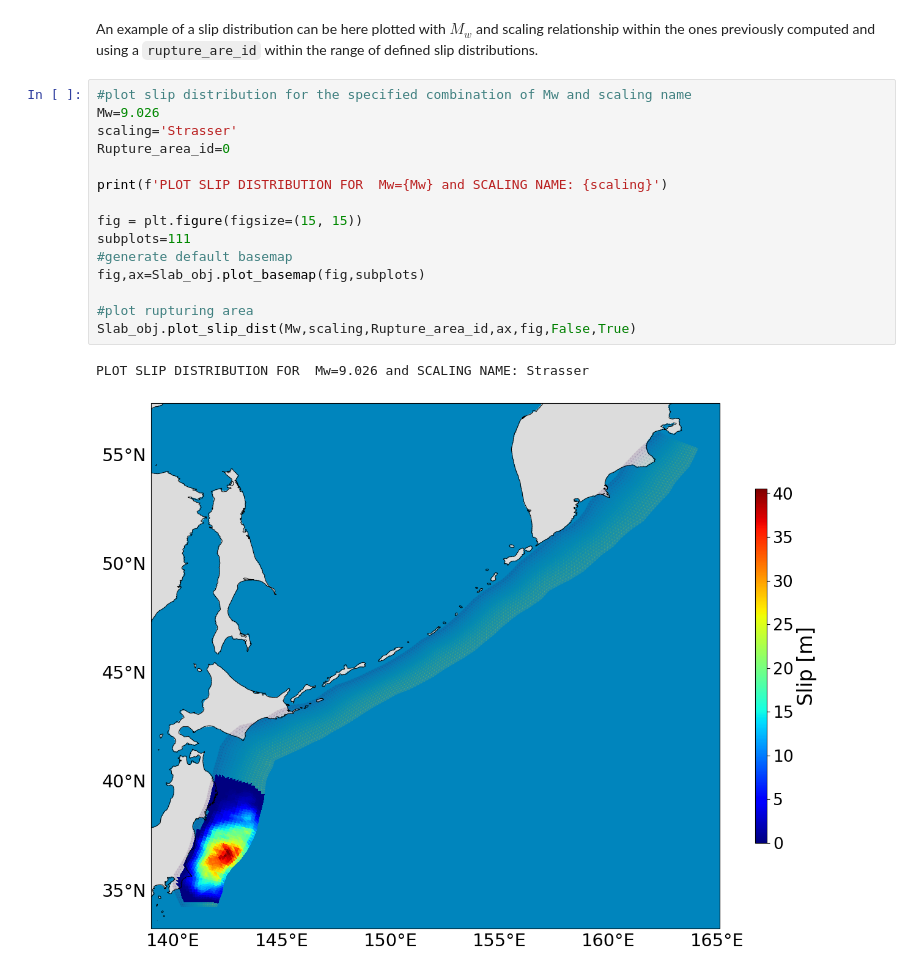
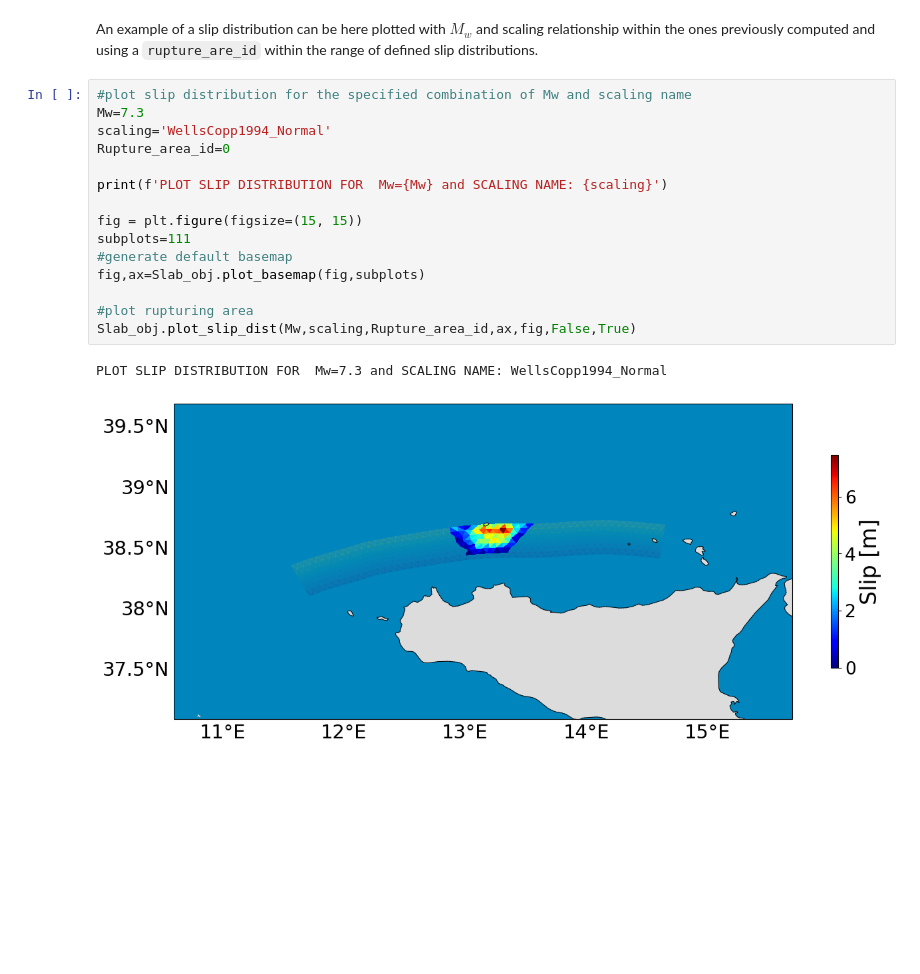
Before and after one commit to antonioscalaunina/pyANTI-FASc, a Jupyter notebook: bin/antifasc_main_Ex2.ipynb, the cells around one changed output. Cells and saved outputs as stored; diff of their text form; blank space fills up the shorter version.

Commit message:
Update notebooks and improve plotting workflow

```diff
--- a/bin/antifasc_main_Ex2.ipynb
+++ b/bin/antifasc_main_Ex2.ipynb
@@ -322,19 +322,19 @@ Computing slip distributions for the homogeneous and variable rigidity cases
 An example of a slip distribution can be here plotted with $M_w$ and scaling relationship within the ones previously computed and using a `rupture_are_id` within the range of defined slip distributions.
 # %%
 #plot slip distribution for the specified combination of Mw and scaling name
-Mw=9.026
-scaling='Strasser'
+Mw=7.3
+scaling='WellsCopp1994_Normal'
 Rupture_area_id=0
 
 print(f'PLOT SLIP DISTRIBUTION FOR  Mw={Mw} and SCALING NAME: {scaling}')
 
 fig = plt.figure(figsize=(15, 15))
 subplots=111
 #generate default basemap
 fig,ax=Slab_obj.plot_basemap(fig,subplots)
 
 #plot rupturing area
 Slab_obj.plot_slip_dist(Mw,scaling,Rupture_area_id,ax,fig,False,True)
 # %% [output]
-PLOT SLIP DISTRIBUTION FOR  Mw=9.026 and SCALING NAME: Strasser
+PLOT SLIP DISTRIBUTION FOR  Mw=7.3 and SCALING NAME: WellsCopp1994_Normal
-[figure, old version]
+[figure, new version]
```
